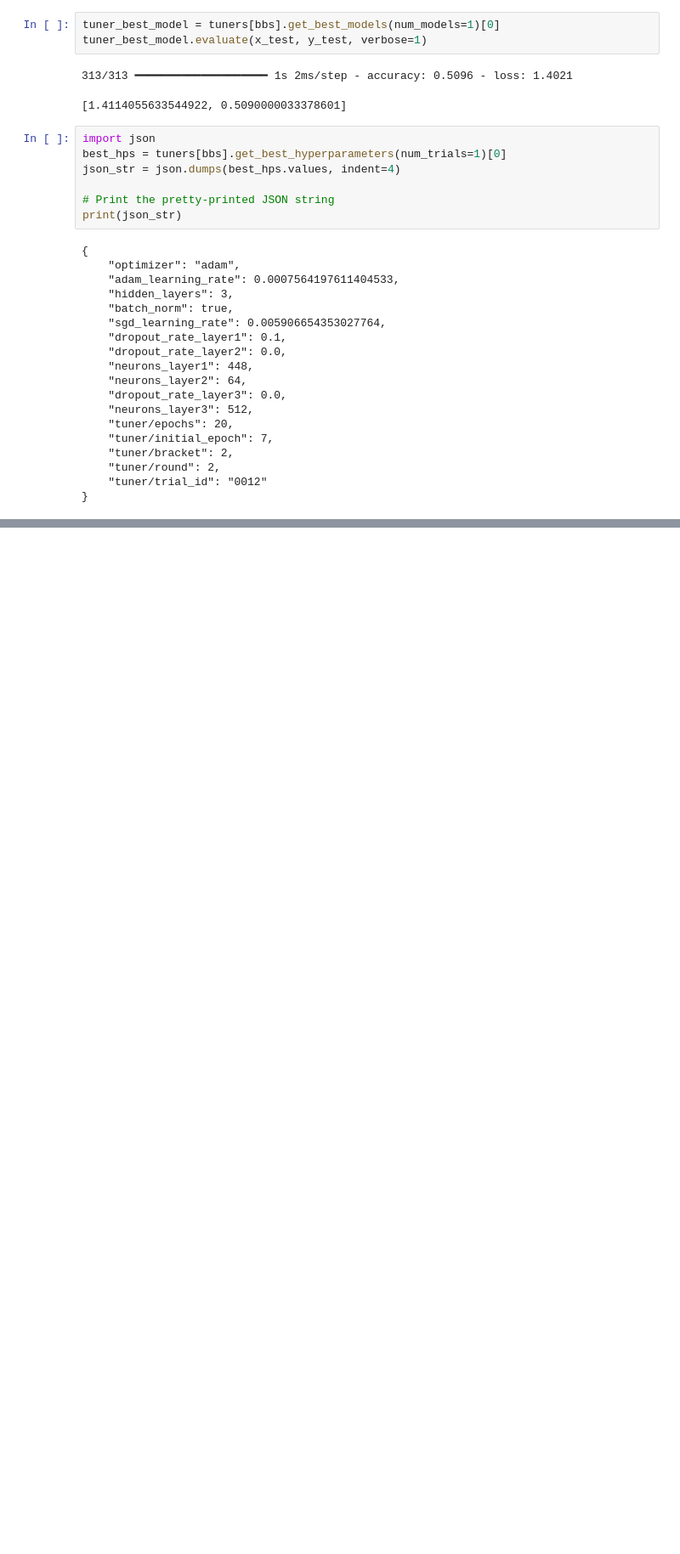
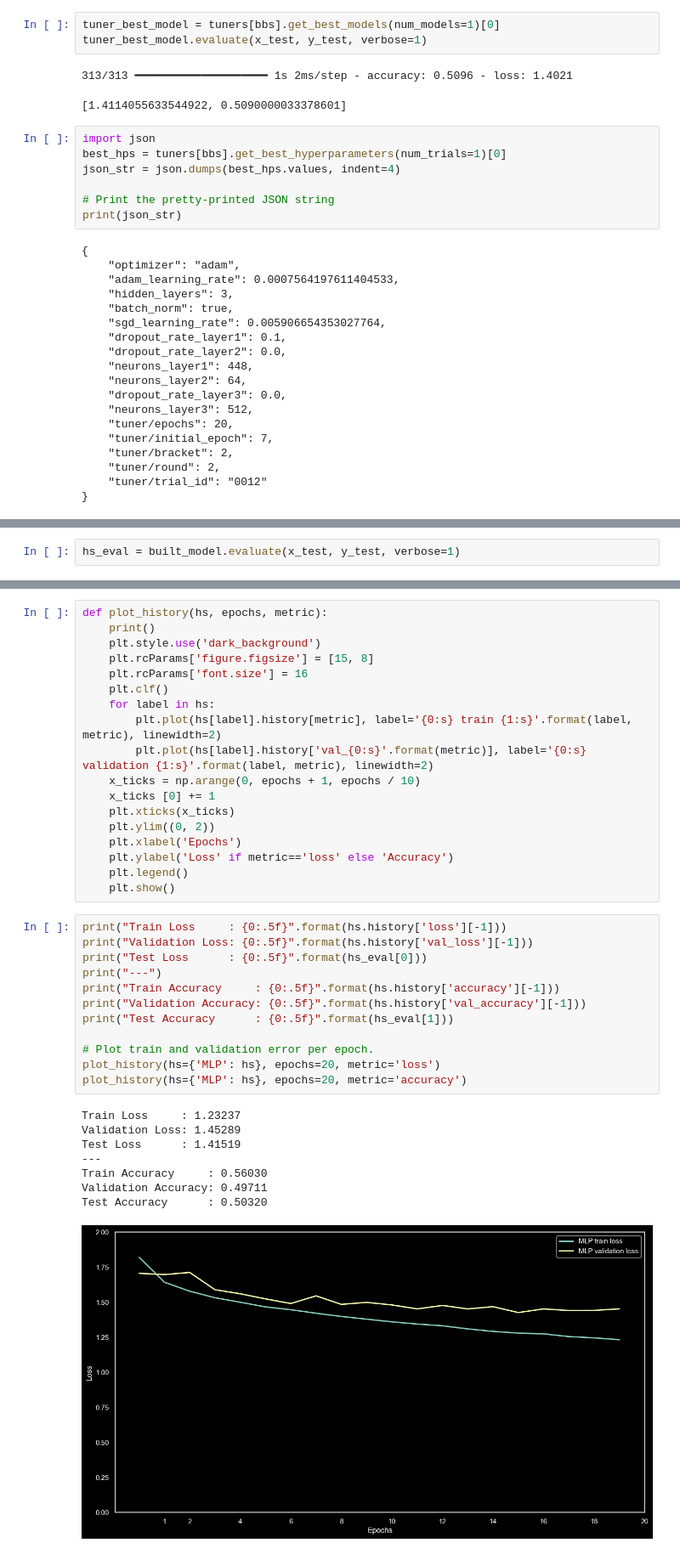
Before and after one commit to antonioualex/CIFAR10-FASHION-MNIST-MLP, a Jupyter notebook: mlp_1st_assign.ipynb, the cells around one changed output, grey strips where cells are left out. Shown at 85% size. Saved outputs shown, nothing was run; the diff lists cells and outputs as text; blank space fills up the shorter version.

```diff
--- a/mlp_1st_assign.ipynb
+++ b/mlp_1st_assign.ipynb
@@ -257,0 +299,2 @@ print(json_str)
+# %%
+hs_eval = built_model.evaluate(x_test, y_test, verbose=1)
@@ -257,0 +303,39 @@ print(json_str)
+# %%
+def plot_history(hs, epochs, metric):
+    print()
+    plt.style.use('dark_background')
+    plt.rcParams['figure.figsize'] = [15, 8]
+    plt.rcParams['font.size'] = 16
+    plt.clf()
+    for label in hs:
+        plt.plot(hs[label].history[metric], label='{0:s} train {1:s}'.format(label, metric), linewidth=2)
+        plt.plot(hs[label].history['val_{0:s}'.format(metric)], label='{0:s} validation {1:s}'.format(label, metric), linewidth=2)
+    x_ticks = np.arange(0, epochs + 1, epochs / 10)
+    x_ticks [0] += 1
+    plt.xticks(x_ticks)
+    plt.ylim((0, 2))
+    plt.xlabel('Epochs')
+    plt.ylabel('Loss' if metric=='loss' else 'Accuracy')
+    plt.legend()
+    plt.show()
+# %%
+print("Train Loss     : {0:.5f}".format(hs.history['loss'][-1]))
+print("Validation Loss: {0:.5f}".format(hs.history['val_loss'][-1]))
+print("Test Loss      : {0:.5f}".format(hs_eval[0]))
+print("---")
+print("Train Accuracy     : {0:.5f}".format(hs.history['accuracy'][-1]))
+print("Validation Accuracy: {0:.5f}".format(hs.history['val_accuracy'][-1]))
+print("Test Accuracy      : {0:.5f}".format(hs_eval[1]))
+
+# Plot train and validation error per epoch.
+plot_history(hs={'MLP': hs}, epochs=20, metric='loss')
+plot_history(hs={'MLP': hs}, epochs=20, metric='accuracy')
+# %% [output]
+Train Loss     : 1.23237
+Validation Loss: 1.45289
+Test Loss      : 1.41519
+---
+Train Accuracy     : 0.56030
+Validation Accuracy: 0.49711
+Test Accuracy      : 0.50320
+[figure, added]
```
Also changed, not shown: parts of 4 cells of this notebook.
